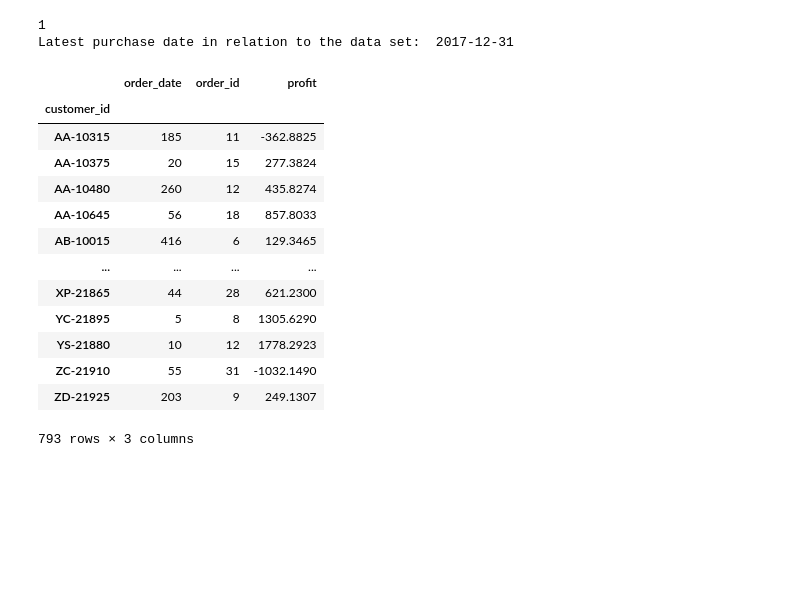
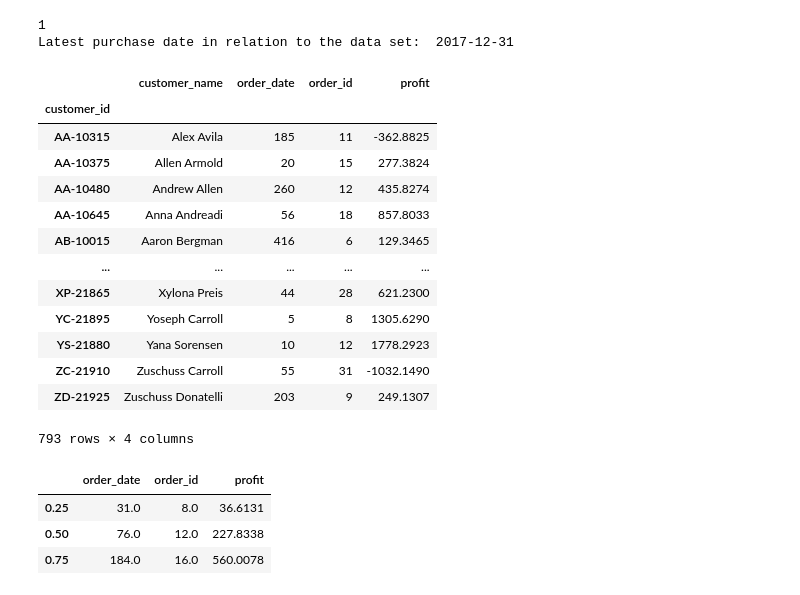
Before and after one commit to Reyal335/Superstore-Sales-Dashboard, a Jupyter notebook: notebooks/Z0_RFM_analysis.ipynb, the cells around one changed output. Cells and saved outputs as stored; diff of their text form; code cells hidden in the pictures; blank space fills up the shorter version.

Commit message:
customer quantiles

```diff
--- a/notebooks/Z0_RFM_analysis.ipynb
+++ b/notebooks/Z0_RFM_analysis.ipynb
@@ -64,23 +64,36 @@ Latest purchase date in relation to the data set:  2017-12-31
 # %%
 # Customer RFM
 
-df.groupby('customer_id').agg({
+customer_rfm = df.groupby(['customer_id']).agg({
+    "customer_name": "first",
     "order_date": lambda x: (latest_date - x.max()).days,
     "order_id": "count",
     "profit": "sum"
 })
+
+customer_rfm
 # %% [output]
-|  | order_date | order_id | profit |
-| customer_id |  |  |  |
-| AA-10315 | 185 | 11 | -362.8825 |
-| AA-10375 | 20 | 15 | 277.3824 |
-| AA-10480 | 260 | 12 | 435.8274 |
-| AA-10645 | 56 | 18 | 857.8033 |
-| AB-10015 | 416 | 6 | 129.3465 |
-| ... | ... | ... | ... |
-| XP-21865 | 44 | 28 | 621.2300 |
-| YC-21895 | 5 | 8 | 1305.6290 |
-| YS-21880 | 10 | 12 | 1778.2923 |
-| ZC-21910 | 55 | 31 | -1032.1490 |
-| ZD-21925 | 203 | 9 | 249.1307 |
+|  | customer_name | order_date | order_id | profit |
+| customer_id |  |  |  |  |
+| AA-10315 | Alex Avila | 185 | 11 | -362.8825 |
+| AA-10375 | Allen Armold | 20 | 15 | 277.3824 |
+| AA-10480 | Andrew Allen | 260 | 12 | 435.8274 |
+| AA-10645 | Anna Andreadi | 56 | 18 | 857.8033 |
+| AB-10015 | Aaron Bergman | 416 | 6 | 129.3465 |
+| ... | ... | ... | ... | ... |
+| XP-21865 | Xylona Preis | 44 | 28 | 621.2300 |
+| YC-21895 | Yoseph Carroll | 5 | 8 | 1305.6290 |
+| YS-21880 | Yana Sorensen | 10 | 12 | 1778.2923 |
+| ZC-21910 | Zuschuss Carroll | 55 | 31 | -1032.1490 |
+| ZD-21925 | Zuschuss Donatelli | 203 | 9 | 249.1307 |
-793 rows × 3 columns
+793 rows × 4 columns
+# %%
+# Segment the data
+
+customer_quantiles = customer_rfm.quantile([.25, .50, .75], numeric_only=True)
+customer_quantiles
+# %% [output]
+|  | order_date | order_id | profit |
+| 0.25 | 31.0 | 8.0 | 36.6131 |
+| 0.50 | 76.0 | 12.0 | 227.8338 |
+| 0.75 | 184.0 | 16.0 | 560.0078 |
```
